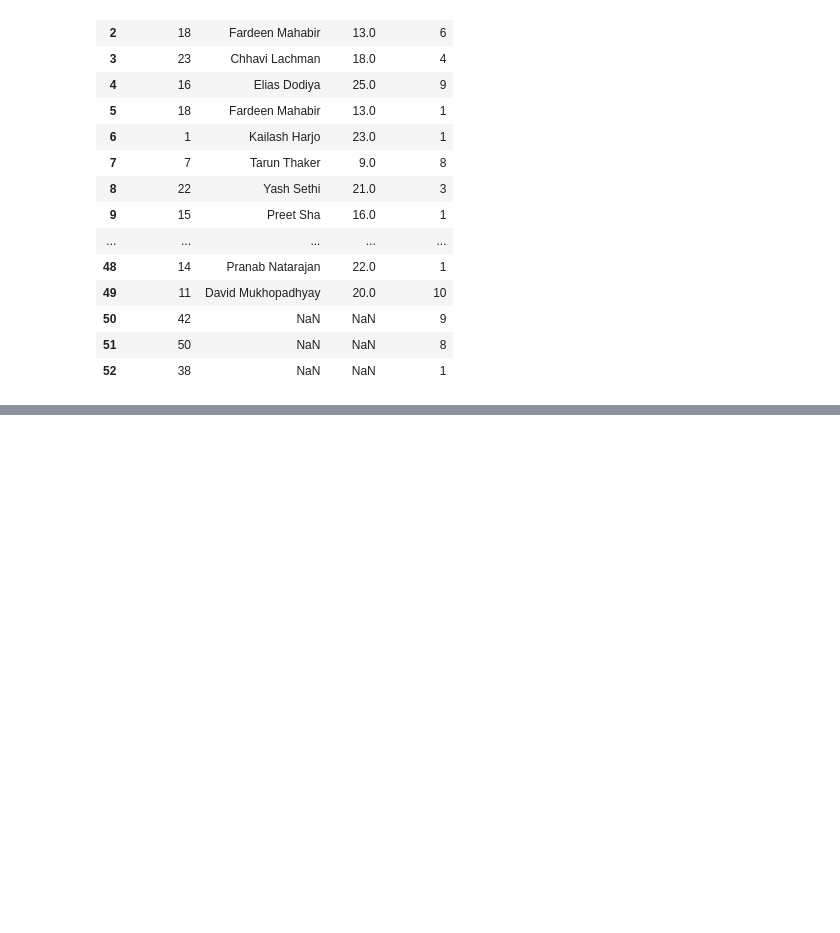
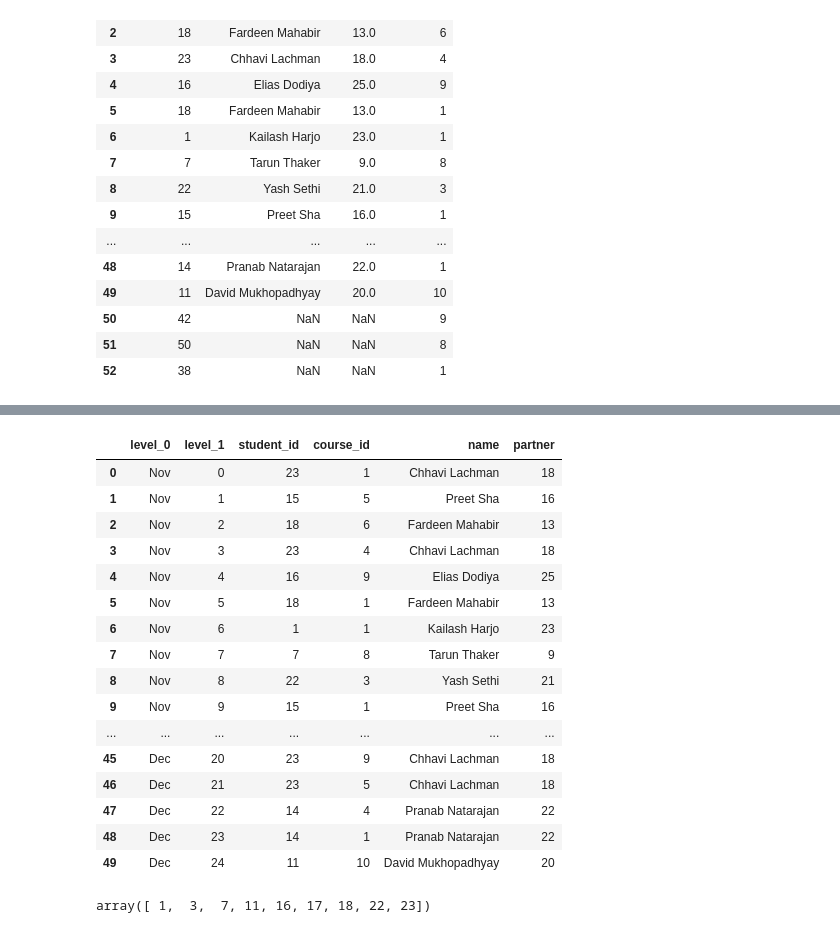
Before and after one commit to UKD1211/DataScience_Slogbook_ISI_placement_prep, a Jupyter notebook: pandas_5_merging.ipynb, the cells around one changed output, grey strips where cells are left out. Saved outputs shown, nothing was run; the diff lists cells and outputs as text; code cells hidden in the pictures; blank space fills up the shorter version.

```diff
--- a/pandas_5_merging.ipynb
+++ b/pandas_5_merging.ipynb
@@ -261,0 +389,20 @@ students.merge(regs,how='outer',on='student_id').tail(10)
+# %%
+pd.concat([nov,dec],keys=['Nov','Dec']).reset_index().merge(students,how="inner",on="student_id")
+# %% [output]
+|  | level_0 | level_1 | student_id | course_id | name | partner |
+| 0 | Nov | 0 | 23 | 1 | Chhavi Lachman | 18 |
+| 1 | Nov | 1 | 15 | 5 | Preet Sha | 16 |
+| 2 | Nov | 2 | 18 | 6 | Fardeen Mahabir | 13 |
+| 3 | Nov | 3 | 23 | 4 | Chhavi Lachman | 18 |
+| 4 | Nov | 4 | 16 | 9 | Elias Dodiya | 25 |
+| 5 | Nov | 5 | 18 | 1 | Fardeen Mahabir | 13 |
+| 6 | Nov | 6 | 1 | 1 | Kailash Harjo | 23 |
+| 7 | Nov | 7 | 7 | 8 | Tarun Thaker | 9 |
+| 8 | Nov | 8 | 22 | 3 | Yash Sethi | 21 |
+| 9 | Nov | 9 | 15 | 1 | Preet Sha | 16 |
+| ... | ... | ... | ... | ... | ... | ... |
+| 45 | Dec | 20 | 23 | 9 | Chhavi Lachman | 18 |
+| 46 | Dec | 21 | 23 | 5 | Chhavi Lachman | 18 |
+| 47 | Dec | 22 | 14 | 4 | Pranab Natarajan | 22 |
+| 48 | Dec | 23 | 14 | 1 | Pranab Natarajan | 22 |
+| 49 | Dec | 24 | 11 | 10 | David Mukhopadhyay | 20 |
@@ -261,0 +411,4 @@ students.merge(regs,how='outer',on='student_id').tail(10)
+# %%
+common_studentid
+# %% [output]
+array([ 1,  3,  7, 11, 16, 17, 18, 22, 23])
```
Also changed, not shown: parts of 27 cells of this notebook.
